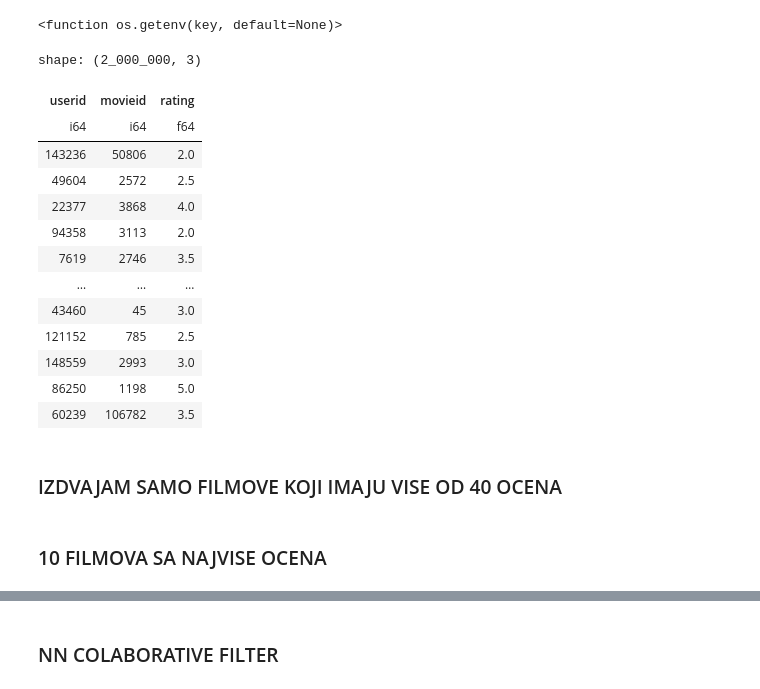
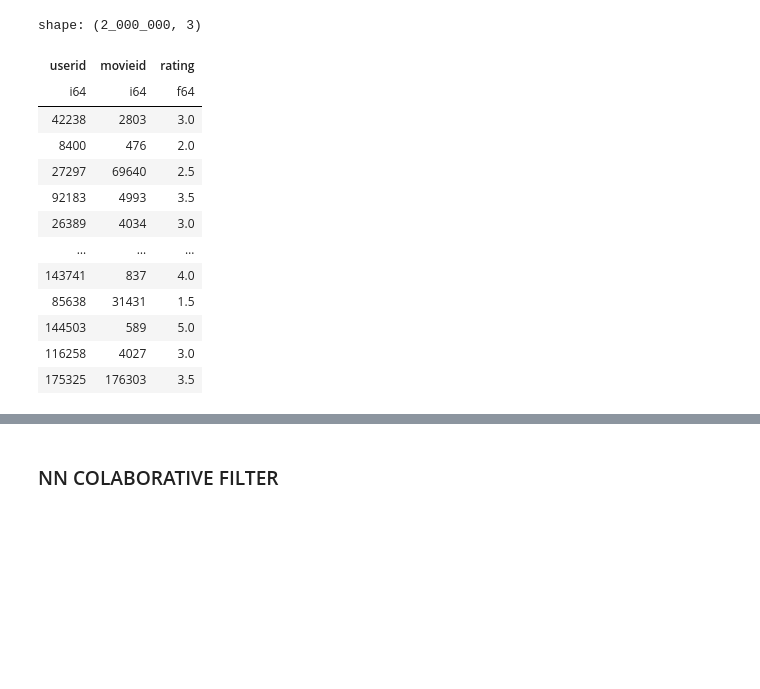
Before and after one commit to BogdanSliskovic/ML, a Jupyter notebook: film/Film.ipynb, the cells around one changed output, grey strips where cells are left out. Cells and saved outputs as stored; diff of their text form; code cells hidden in the pictures; blank space fills up the shorter version.

```diff
--- a/film/Film.ipynb
+++ b/film/Film.ipynb
@@ -13,18 +13,12 @@ from tensorflow import keras
 from tensorflow.keras import layers
 from tensorflow.keras import layers, models, regularizers
 from tensorflow.keras.callbacks import EarlyStopping
-# %%
-os.getenv
-# %% [output]
-<function os.getenv(key, default=None)>
 # %%
-
-# Kreiraj SQLAlchemy konekciju
 engine = create_engine("postgresql+psycopg2://postgres:BertaBerta1#@localhost:5432/movie_recommendation")
 conn = engine.connect()
 
-RATINGS = pl.read_database(query='SELECT * FROM raw.ratings ORDER BY RANDOM() LIMIT 2000000', connection=conn)
-
+ratings = pl.read_database(query='SELECT * FROM raw.ratings ORDER BY RANDOM() LIMIT 2000000', connection=conn)
+movies = pl.read_database(query='SELECT * FROM raw.movies', connection=conn)
 conn.close()
 
 # conn = engine.connect()
@@ -34,23 +28,23 @@ conn.close()
 #     if_table_exists="append"
 # )
 
-# print("✅ Uspesno upisano 20 redova u 'data_lake.ratings'!")
+# print("Uspesno upisani redovi")
 
 # conn.close()
 # %%
-RATINGS
+ratings
 # %% [output]
 shape: (2_000_000, 3)
 | userid | movieid | rating |
 | i64 | i64 | f64 |
-| 143236 | 50806 | 2.0 |
-| 49604 | 2572 | 2.5 |
-| 22377 | 3868 | 4.0 |
-| 94358 | 3113 | 2.0 |
-| 7619 | 2746 | 3.5 |
+| 42238 | 2803 | 3.0 |
+| 8400 | 476 | 2.0 |
+| 27297 | 69640 | 2.5 |
+| 92183 | 4993 | 3.5 |
+| 26389 | 4034 | 3.0 |
 | … | … | … |
-| 43460 | 45 | 3.0 |
-| 121152 | 785 | 2.5 |
-| 148559 | 2993 | 3.0 |
-| 86250 | 1198 | 5.0 |
-| 60239 | 106782 | 3.5 |
+| 143741 | 837 | 4.0 |
+| 85638 | 31431 | 1.5 |
+| 144503 | 589 | 5.0 |
+| 116258 | 4027 | 3.0 |
+| 175325 | 176303 | 3.5 |
@@ -63,2 +50,0 @@ movies = movies.lazy()
-# %% [markdown]
-### IZDVAJAM SAMO FILMOVE KOJI IMAJU VISE OD 40 OCENA
@@ -67,2 +50,0 @@ movies_for_sample = ratings.group_by('movieId').agg(pl.len().alias('#ratings_fil
-# %% [markdown]
-### 10 FILMOVA SA NAJVISE OCENA
```
Also changed, not shown: parts of 15 cells of this notebook.
